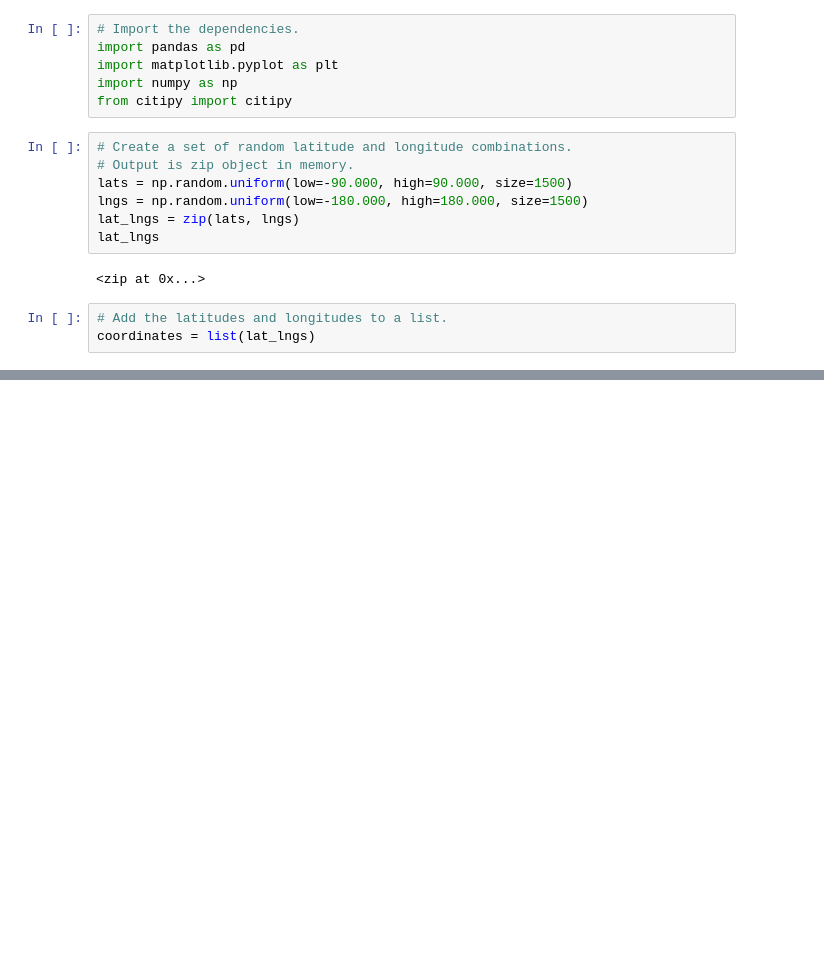
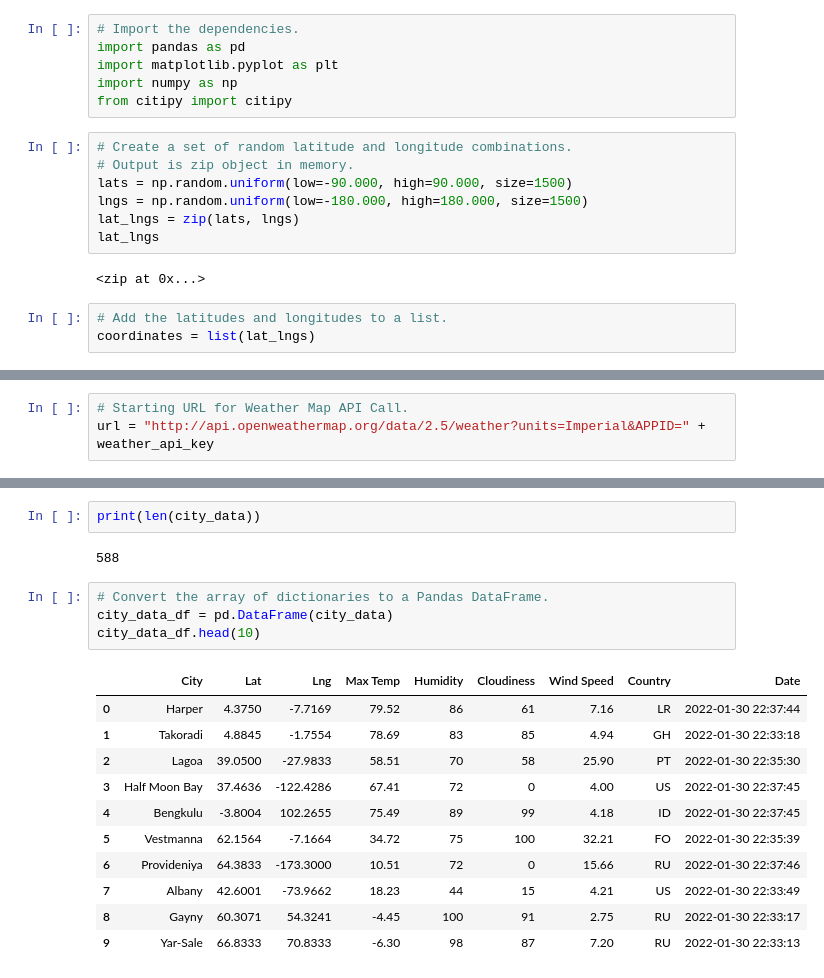
Before and after one commit to RagingRyann/World_Weather_Analysis, a Jupyter notebook: WeatherPy.ipynb, the cells around one changed output, grey strips where cells are left out. Drawn from its saved outputs; the diff is of its cells as text; blank space fills up the shorter version.

```diff
--- a/WeatherPy.ipynb
+++ b/WeatherPy.ipynb
@@ -32,0 +39,3 @@ len(cities)
+# %%
+# Starting URL for Weather Map API Call.
+url = "http://api.openweathermap.org/data/2.5/weather?units=Imperial&APPID=" + weather_api_key
@@ -32,0 +126,20 @@ len(cities)
+# %%
+print(len(city_data))
+# %% [output]
+588
+# %%
+# Convert the array of dictionaries to a Pandas DataFrame.
+city_data_df = pd.DataFrame(city_data)
+city_data_df.head(10)
+# %% [output]
+|  | City | Lat | Lng | Max Temp | Humidity | Cloudiness | Wind Speed | Country | Date |
+| 0 | Harper | 4.3750 | -7.7169 | 79.52 | 86 | 61 | 7.16 | LR | 2022-01-30 22:37:44 |
+| 1 | Takoradi | 4.8845 | -1.7554 | 78.69 | 83 | 85 | 4.94 | GH | 2022-01-30 22:33:18 |
+| 2 | Lagoa | 39.0500 | -27.9833 | 58.51 | 70 | 58 | 25.90 | PT | 2022-01-30 22:35:30 |
+| 3 | Half Moon Bay | 37.4636 | -122.4286 | 67.41 | 72 | 0 | 4.00 | US | 2022-01-30 22:37:45 |
+| 4 | Bengkulu | -3.8004 | 102.2655 | 75.49 | 89 | 99 | 4.18 | ID | 2022-01-30 22:37:45 |
+| 5 | Vestmanna | 62.1564 | -7.1664 | 34.72 | 75 | 100 | 32.21 | FO | 2022-01-30 22:35:39 |
+| 6 | Provideniya | 64.3833 | -173.3000 | 10.51 | 72 | 0 | 15.66 | RU | 2022-01-30 22:37:46 |
+| 7 | Albany | 42.6001 | -73.9662 | 18.23 | 44 | 15 | 4.21 | US | 2022-01-30 22:33:49 |
+| 8 | Gayny | 60.3071 | 54.3241 | -4.45 | 100 | 91 | 2.75 | RU | 2022-01-30 22:33:17 |
+| 9 | Yar-Sale | 66.8333 | 70.8333 | -6.30 | 98 | 87 | 7.20 | RU | 2022-01-30 22:33:13 |
```
Also changed, not shown: parts of 6 cells of this notebook, 3 other files.
